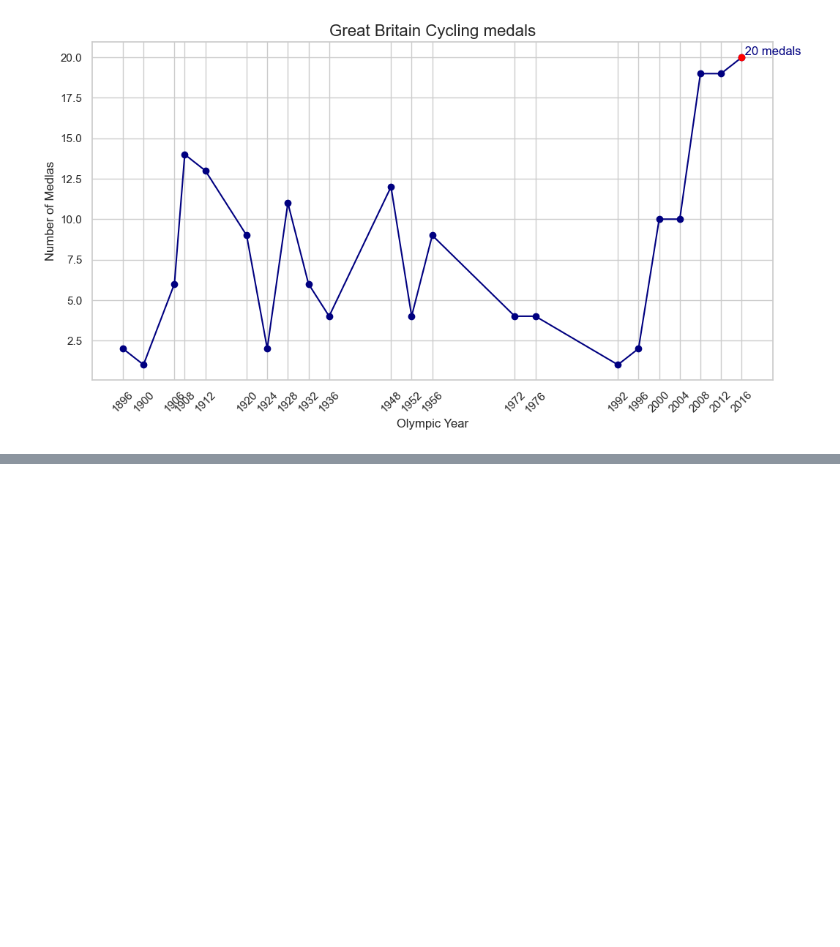
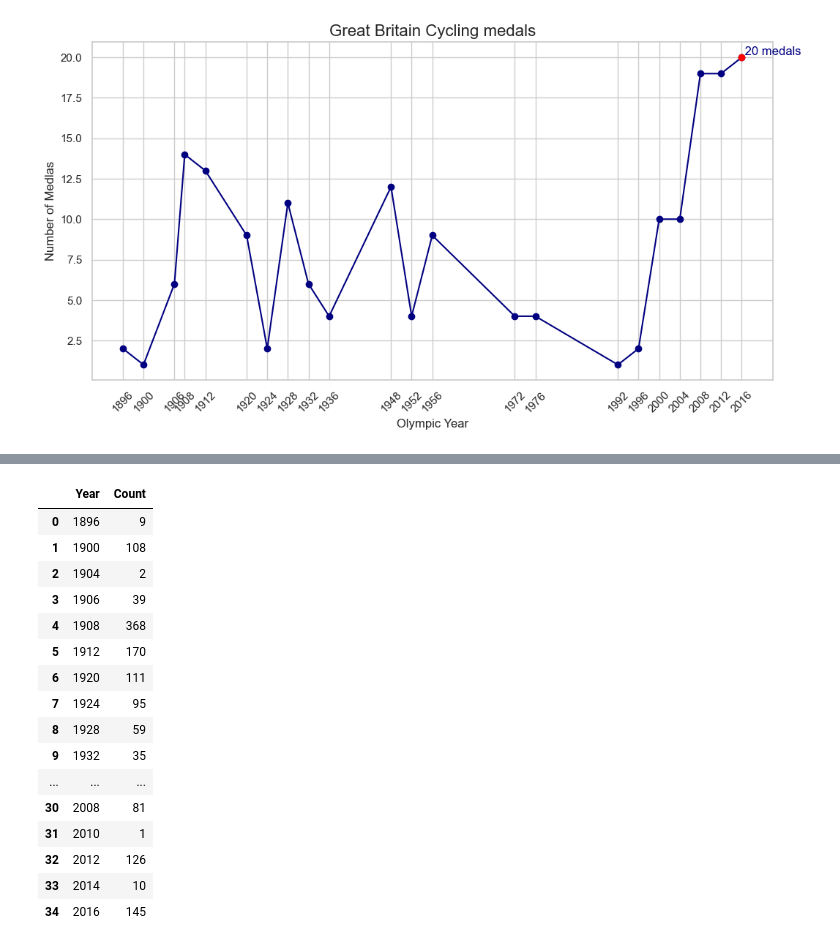
Before and after one commit to nabil0n/Databehandling-AI23-Isak-Andersson, a Jupyter notebook: Project/Local_tests.ipynb, the cells around one changed output, grey strips where cells are left out. Cells and saved outputs as stored; diff of their text form; code cells hidden in the pictures; blank space fills up the shorter version.

```diff
--- a/Project/Local_tests.ipynb
+++ b/Project/Local_tests.ipynb
@@ -123,0 +219,24 @@ plt.show()
+# %%
+df_UK = pd.read_csv("../Project/data/athlete_events.csv").query("NOC == 'GBR'")
+
+
+medals_per_year = df_UK.dropna(subset=['Medal']).groupby('Year').size().reset_index(name='Count')
+medals_per_year
+# %% [output]
+|  | Year | Count |
+| 0 | 1896 | 9 |
+| 1 | 1900 | 108 |
+| 2 | 1904 | 2 |
+| 3 | 1906 | 39 |
+| 4 | 1908 | 368 |
+| 5 | 1912 | 170 |
+| 6 | 1920 | 111 |
+| 7 | 1924 | 95 |
+| 8 | 1928 | 59 |
+| 9 | 1932 | 35 |
+| ... | ... | ... |
+| 30 | 2008 | 81 |
+| 31 | 2010 | 1 |
+| 32 | 2012 | 126 |
+| 33 | 2014 | 10 |
+| 34 | 2016 | 145 |
```
Also changed, not shown: parts of 11 cells of this notebook, 2 other files.
